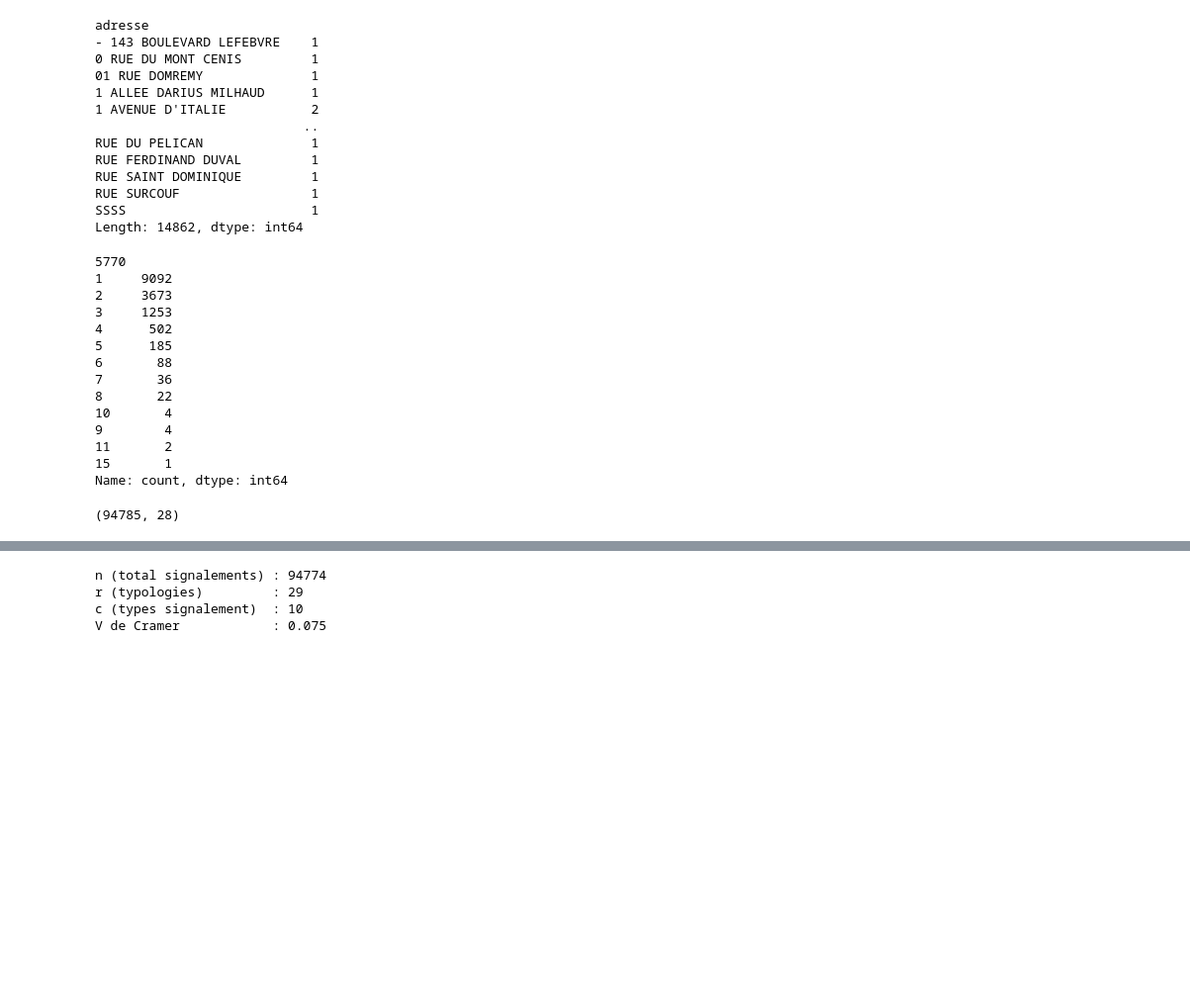
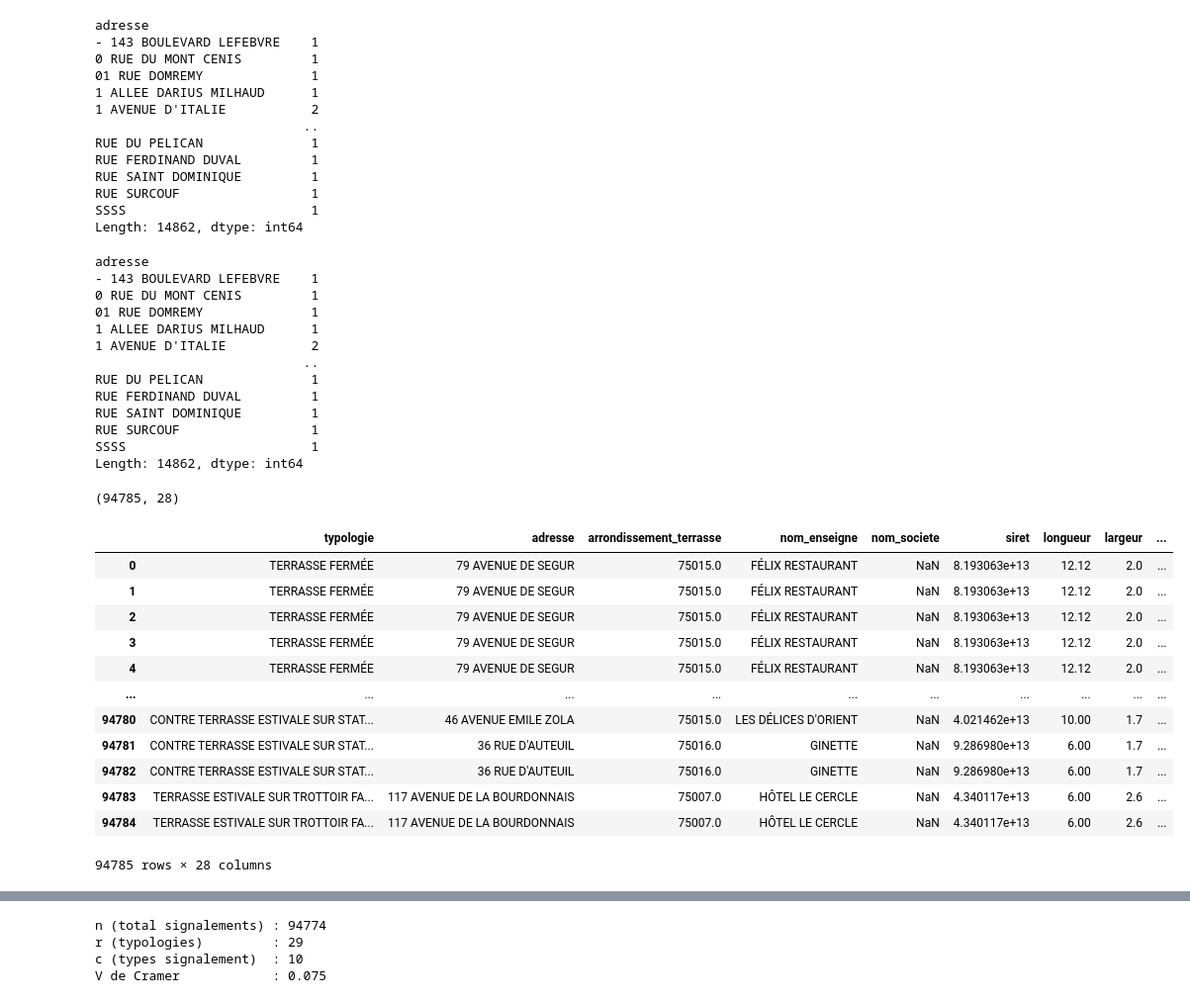
Before and after one commit to AyhamKsouri/test-technique, a Jupyter notebook: data-understanding/relation-entre-deux.ipynb, the cells around one changed output, grey strips where cells are left out. Shown at 99% size. Drawn from its saved outputs; the diff is of its cells as text; code cells hidden in the pictures; blank space fills up the shorter version.

```diff
--- a/data-understanding/relation-entre-deux.ipynb
+++ b/data-understanding/relation-entre-deux.ipynb
@@ -25,6 +25,7 @@ df2['adresse']
 Name: adresse, Length: 1474285, dtype: object
 # %%
 df2['adresse']= df2['adresse'].str.upper()
+df1['adresse']= df1['adresse'].str.upper()
 # %%
 df2['adresse']=df2['adresse'].str.strip()
 df1['adresse']=df1['adresse'].str.strip()
@@ -46,9 +47,6 @@ df1['adresse'] = df1['adresse'].str.replace(r'\s+', ' ', regex=True)
 df2['adresse'] = df2['adresse'].str.replace(r'\s+', ' ', regex=True)
 # %% [markdown]
 # Re-passer upper + strip apres ces transformations, sur les deux (idempotent, juste pour securiser)
-# %%
-df1['adresse'] = df1['adresse'].str.upper().str.strip()
-df2['adresse'] = df2['adresse'].str.upper().str.strip()
 # %%
 # Verifier les virgules multiples dans l'adresse ORIGINALE de dans-ma-rue
 # -> necessite de relire la colonne brute puisque df2['adresse'] a deja ete splitee
@@ -111,23 +109,23 @@ SSSS                        1
 Length: 14862, dtype: int64
 # %%
 tailles = df1.groupby('adresse').size()
-print((tailles > 1).sum())        # nombre d'adresses avec 2+ terrasses
-print(tailles.value_counts())     # repartition complete : combien d'adresses ont 1, 2, 3... terrasses
+# print((tailles > 1).sum())        # nombre d'adresses avec 2+ terrasses
+# print(tailles.value_counts())     # repartition complete : combien d'adresses ont 1, 2, 3...
+print(tailles)
 # %% [output]
-5770
-1     9092
-2     3673
-3     1253
-4      502
-5      185
-6       88
-7       36
-8       22
-10       4
-9        4
-11       2
-15       1
-Name: count, dtype: int64
+adresse
+- 143 BOULEVARD LEFEBVRE    1
+0 RUE DU MONT CENIS         1
+01 RUE DOMREMY              1
+1 ALLEE DARIUS MILHAUD      1
+1 AVENUE D'ITALIE           2
+                           ..
+RUE DU PELICAN              1
+RUE FERDINAND DUVAL         1
+RUE SAINT DOMINIQUE         1
+RUE SURCOUF                 1
+SSSS                        1
+Length: 14862, dtype: int64
 # %%
 # 1. Adresses avec une seule terrasse (attribution non ambigue)
 tailles = df1.groupby('adresse').size()
@@ -142,6 +140,22 @@ df_join = df1_clean.merge(df2, on='adresse', how='inner', suffixes=('_terrasse',
 print(df_join.shape)
 # %% [output]
 (94785, 28)
+# %%
+df_join
+# %% [output]
+|  | typologie | adresse | arrondissement_terrasse | nom_enseigne | nom_societe | siret | longueur | largeur | ... |
+| 0 | TERRASSE FERMÉE | 79 AVENUE DE SEGUR | 75015.0 | FÉLIX RESTAURANT | NaN | 8.193063e+13 | 12.12 | 2.0 | ... |
+| 1 | TERRASSE FERMÉE | 79 AVENUE DE SEGUR | 75015.0 | FÉLIX RESTAURANT | NaN | 8.193063e+13 | 12.12 | 2.0 | ... |
+| 2 | TERRASSE FERMÉE | 79 AVENUE DE SEGUR | 75015.0 | FÉLIX RESTAURANT | NaN | 8.193063e+13 | 12.12 | 2.0 | ... |
+| 3 | TERRASSE FERMÉE | 79 AVENUE DE SEGUR | 75015.0 | FÉLIX RESTAURANT | NaN | 8.193063e+13 | 12.12 | 2.0 | ... |
+| 4 | TERRASSE FERMÉE | 79 AVENUE DE SEGUR | 75015.0 | FÉLIX RESTAURANT | NaN | 8.193063e+13 | 12.12 | 2.0 | ... |
+| ... | ... | ... | ... | ... | ... | ... | ... | ... | ... |
+| 94780 | CONTRE TERRASSE ESTIVALE SUR STAT... | 46 AVENUE EMILE ZOLA | 75015.0 | LES DÉLICES D'ORIENT | NaN | 4.021462e+13 | 10.00 | 1.7 | ... |
+| 94781 | CONTRE TERRASSE ESTIVALE SUR STAT... | 36 RUE D'AUTEUIL | 75016.0 | GINETTE | NaN | 9.286980e+13 | 6.00 | 1.7 | ... |
+| 94782 | CONTRE TERRASSE ESTIVALE SUR STAT... | 36 RUE D'AUTEUIL | 75016.0 | GINETTE | NaN | 9.286980e+13 | 6.00 | 1.7 | ... |
+| 94783 | TERRASSE ESTIVALE SUR TROTTOIR FA... | 117 AVENUE DE LA BOURDONNAIS | 75007.0 | HÔTEL LE CERCLE | NaN | 4.340117e+13 | 6.00 | 2.6 | ... |
+| 94784 | TERRASSE ESTIVALE SUR TROTTOIR FA... | 117 AVENUE DE LA BOURDONNAIS | 75007.0 | HÔTEL LE CERCLE | NaN | 4.340117e+13 | 6.00 | 2.6 | ... |
+94785 rows × 28 columns
 # %%
 # Tableau croisé : effectifs bruts
 contingence = pd.crosstab(df_join['typologie'], df_join['type'])
```
Also changed, not shown: parts of 6 cells of this notebook.
